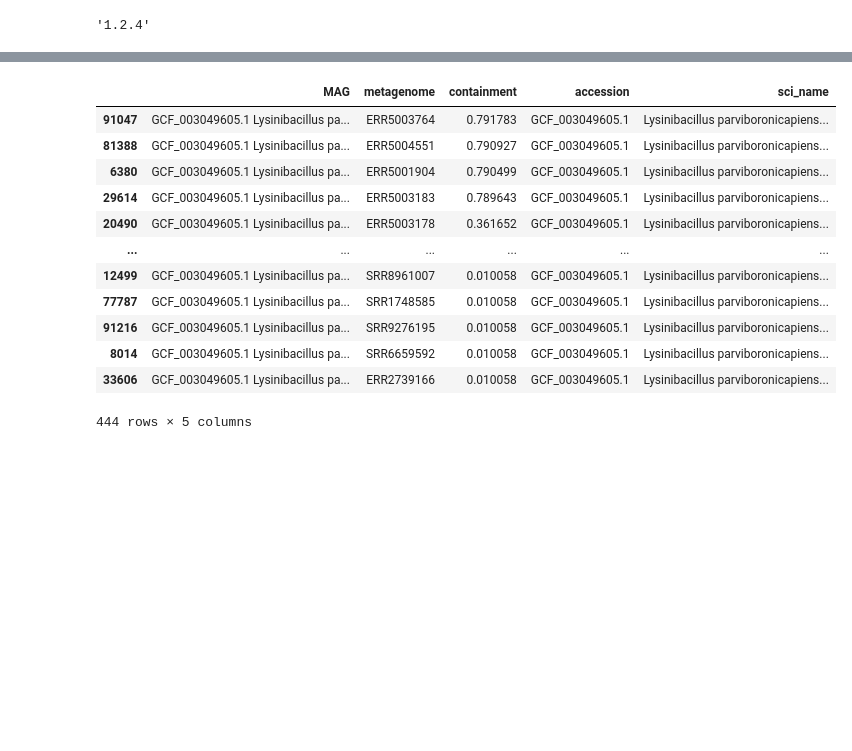
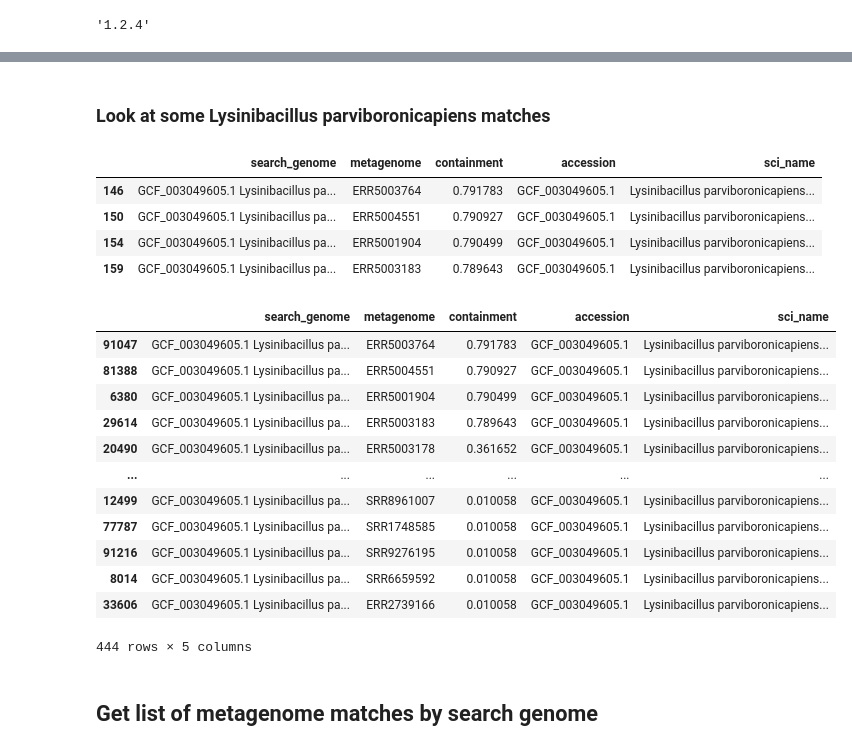
Before and after one commit to bluegenes/2021-magsearch-vt, a Jupyter notebook: notebooks/001.explore-results.ipynb, the cells around one changed output, grey strips where cells are left out. Saved outputs shown, nothing was run; the diff lists cells and outputs as text; code cells hidden in the pictures; blank space fills up the shorter version.

Commit message:
upd nb to write some better processed results files

```diff
--- a/notebooks/001.explore-results.ipynb
+++ b/notebooks/001.explore-results.ipynb
@@ -36,9 +13,9 @@ ms31
 # %%
+# read in k=31 SRA search results
 ms31 = pd.read_csv("../output.magsearch/results/pl-genomes.k31.csv.gz",
                    sep=",",
                    quotechar="'",
                    header=0,
-                   names=["MAG", "metagenome", "containment"])
-
+                   names=["search_genome", "metagenome", "containment"])
 ms31
 # %% [output]
@@ -57,9 +34,9 @@ ms31
 102146 rows × 3 columns
 # %%
 # Fix names so it's easier to query
-ms31['MAG'] = ms31['MAG'].str.replace(r"'(?P<id>.*)'", lambda m: m.group("id"), regex=True)
+ms31['search_genome'] = ms31['search_genome'].str.replace(r"'(?P<id>.*)'", lambda m: m.group("id"), regex=True)
 ms31['metagenome'] = ms31['metagenome'].str.replace(r".*/(?P<id>.*).sig.*", lambda m: m.group("id"), regex=True)
-ms31['accession'] = ms31['MAG'].str.split(" ", 1, expand=True)[0]
-ms31['sci_name'] = ms31['MAG'].str.split(" ", 1, expand=True)[1]
+ms31['accession'] = ms31['search_genome'].str.split(" ", 1, expand=True)[0]
+ms31['sci_name'] = ms31['search_genome'].str.split(" ", 1, expand=True)[1]
 ms31
 # %% [output]
@@ -149,4 +135,6 @@ ms21_c50.sort_values(by="containment", ascending=False)
 # %%
+#subset to just >50% containment; sort by containment & look at top metagenome matches
 ms31_c50 = ms31[ms31['containment'] > 0.5]
-ms31_c50.sort_values(by="containment", ascending=False)
+ms31_c50 = ms31_c50.sort_values(by="containment", ascending=False, ignore_index=True)
+ms31_c50
 # %% [output]
@@ -166,17 +173,30 @@ ms31_c50.sort_values(by="containment", ascending=False)
+# %% [markdown]
+### Look at some Lysinibacillus parviboronicapiens matches
 # %%
-ms31[ms31["sci_name"] == "Lysinibacillus parviboronicapiens VT1065"].sort_values("containment", ascending=False)
+ms31_c50[ms31_c50["sci_name"] == "Lysinibacillus parviboronicapiens VT1065"]
 # %% [output]
-|  | MAG | metagenome | containment | accession | sci_name |
-| 91047 | GCF_003049605.1 Lysinibacillus pa... | ERR5003764 | 0.791783 | GCF_003049605.1 | Lysinibacillus parviboronicapiens... |
-| 81388 | GCF_003049605.1 Lysinibacillus pa... | ERR5004551 | 0.790927 | GCF_003049605.1 | Lysinibacillus parviboronicapiens... |
-| 6380 | GCF_003049605.1 Lysinibacillus pa... | ERR5001904 | 0.790499 | GCF_003049605.1 | Lysinibacillus parviboronicapiens... |
-| 29614 | GCF_003049605.1 Lysinibacillus pa... | ERR5003183 | 0.789643 | GCF_003049605.1 | Lysinibacillus parviboronicapiens... |
-| 20490 | GCF_003049605.1 Lysinibacillus pa... | ERR5003178 | 0.361652 | GCF_003049605.1 | Lysinibacillus parviboronicapiens... |
-| ... | ... | ... | ... | ... | ... |
-| 12499 | GCF_003049605.1 Lysinibacillus pa... | SRR8961007 | 0.010058 | GCF_003049605.1 | Lysinibacillus parviboronicapiens... |
-| 77787 | GCF_003049605.1 Lysinibacillus pa... | SRR1748585 | 0.010058 | GCF_003049605.1 | Lysinibacillus parviboronicapiens... |
-| 91216 | GCF_003049605.1 Lysinibacillus pa... | SRR9276195 | 0.010058 | GCF_003049605.1 | Lysinibacillus parviboronicapiens... |
-| 8014 | GCF_003049605.1 Lysinibacillus pa... | SRR6659592 | 0.010058 | GCF_003049605.1 | Lysinibacillus parviboronicapiens... |
-| 33606 | GCF_003049605.1 Lysinibacillus pa... | ERR2739166 | 0.010058 | GCF_003049605.1 | Lysinibacillus parviboronicapiens... |
+|  | search_genome | metagenome | containment | accession | sci_name |
+| 146 | GCF_003049605.1 Lysinibacillus pa... | ERR5003764 | 0.791783 | GCF_003049605.1 | Lysinibacillus parviboronicapiens... |
+| 150 | GCF_003049605.1 Lysinibacillus pa... | ERR5004551 | 0.790927 | GCF_003049605.1 | Lysinibacillus parviboronicapiens... |
+| 154 | GCF_003049605.1 Lysinibacillus pa... | ERR5001904 | 0.790499 | GCF_003049605.1 | Lysinibacillus parviboronicapiens... |
+| 159 | GCF_003049605.1 Lysinibacillus pa... | ERR5003183 | 0.789643 | GCF_003049605.1 | Lysinibacillus parviboronicapiens... |
-444 rows × 5 columns
+# %%
+# what about all matches (no containment threshold)?
+ms31[ms31["sci_name"] == "Lysinibacillus parviboronicapiens VT1065"].sort_values("containment", ascending=False)
+# %% [output]
+|  | search_genome | metagenome | containment | accession | sci_name |
+| 91047 | GCF_003049605.1 Lysinibacillus pa... | ERR5003764 | 0.791783 | GCF_003049605.1 | Lysinibacillus parviboronicapiens... |
+| 81388 | GCF_003049605.1 Lysinibacillus pa... | ERR5004551 | 0.790927 | GCF_003049605.1 | Lysinibacillus parviboronicapiens... |
+| 6380 | GCF_003049605.1 Lysinibacillus pa... | ERR5001904 | 0.790499 | GCF_003049605.1 | Lysinibacillus parviboronicapiens... |
+| 29614 | GCF_003049605.1 Lysinibacillus pa... | ERR5003183 | 0.789643 | GCF_003049605.1 | Lysinibacillus parviboronicapiens... |
+| 20490 | GCF_003049605.1 Lysinibacillus pa... | ERR5003178 | 0.361652 | GCF_003049605.1 | Lysinibacillus parviboronicapiens... |
+| ... | ... | ... | ... | ... | ... |
+| 12499 | GCF_003049605.1 Lysinibacillus pa... | SRR8961007 | 0.010058 | GCF_003049605.1 | Lysinibacillus parviboronicapiens... |
+| 77787 | GCF_003049605.1 Lysinibacillus pa... | SRR1748585 | 0.010058 | GCF_003049605.1 | Lysinibacillus parviboronicapiens... |
+| 91216 | GCF_003049605.1 Lysinibacillus pa... | SRR9276195 | 0.010058 | GCF_003049605.1 | Lysinibacillus parviboronicapiens... |
+| 8014 | GCF_003049605.1 Lysinibacillus pa... | SRR6659592 | 0.010058 | GCF_003049605.1 | Lysinibacillus parviboronicapiens... |
+| 33606 | GCF_003049605.1 Lysinibacillus pa... | ERR2739166 | 0.010058 | GCF_003049605.1 | Lysinibacillus parviboronicapiens... |
+444 rows × 5 columns
+# %% [markdown]
+## Get list of metagenome matches by search genome
 # %%
```
Also changed, not shown: parts of 27 cells of this notebook, 1 other file.
